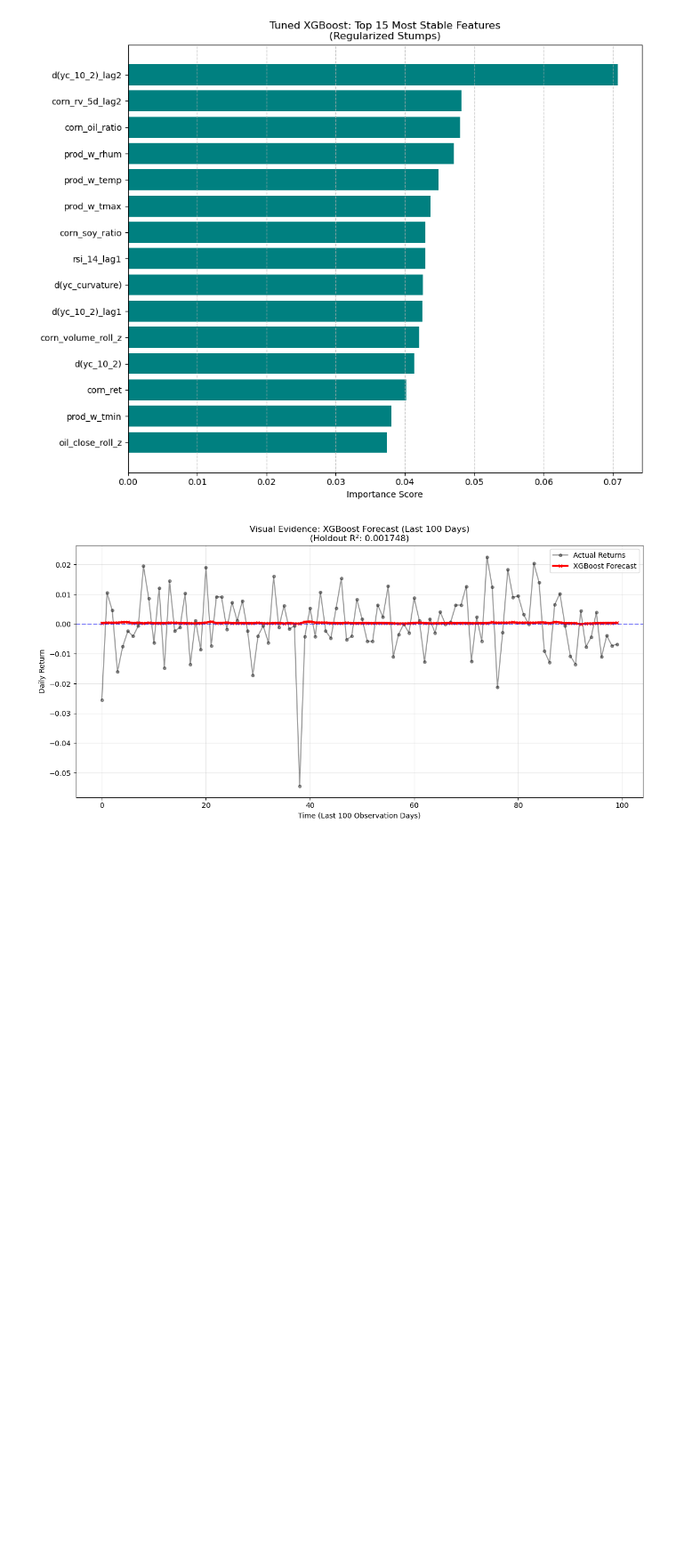
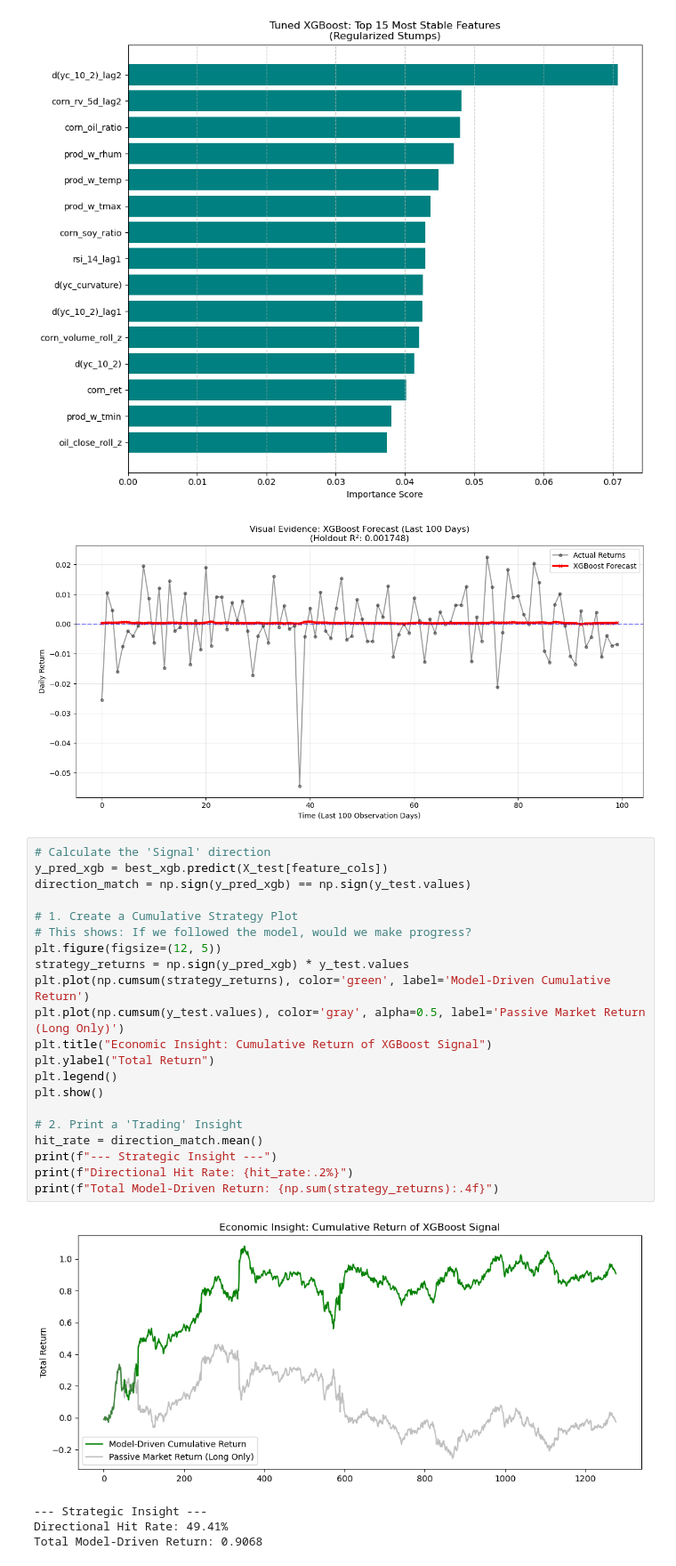
Before and after one commit to aryasalian/ECON-573-Research-Project, a Jupyter notebook: linear_model.ipynb, the cells around one changed output. Shown at 89% size. Drawn from its saved outputs; the diff is of its cells as text; blank space fills up the shorter version.

Commit message:
explanation to XGboosting

```diff
--- a/linear_model.ipynb
+++ b/linear_model.ipynb
@@ -866,3 +870,29 @@ Holdout Test RMSE: 0.017609
 Holdout Test R2:   0.001748
 [figure]
 [figure]
+# %%
+# Calculate the 'Signal' direction
+y_pred_xgb = best_xgb.predict(X_test[feature_cols])
+direction_match = np.sign(y_pred_xgb) == np.sign(y_test.values)
+
+# 1. Create a Cumulative Strategy Plot
+# This shows: If we followed the model, would we make progress?
+plt.figure(figsize=(12, 5))
+strategy_returns = np.sign(y_pred_xgb) * y_test.values
+plt.plot(np.cumsum(strategy_returns), color='green', label='Model-Driven Cumulative Return')
+plt.plot(np.cumsum(y_test.values), color='gray', alpha=0.5, label='Passive Market Return (Long Only)')
+plt.title("Economic Insight: Cumulative Return of XGBoost Signal")
+plt.ylabel("Total Return")
+plt.legend()
+plt.show()
+
+# 2. Print a 'Trading' Insight
+hit_rate = direction_match.mean()
+print(f"--- Strategic Insight ---")
+print(f"Directional Hit Rate: {hit_rate:.2%}")
+print(f"Total Model-Driven Return: {np.sum(strategy_returns):.4f}")
+# %% [output]
+[figure, added]
+--- Strategic Insight ---
+Directional Hit Rate: 49.41%
+Total Model-Driven Return: 0.9068
```
Also changed, not shown: parts of 2 cells of this notebook.
